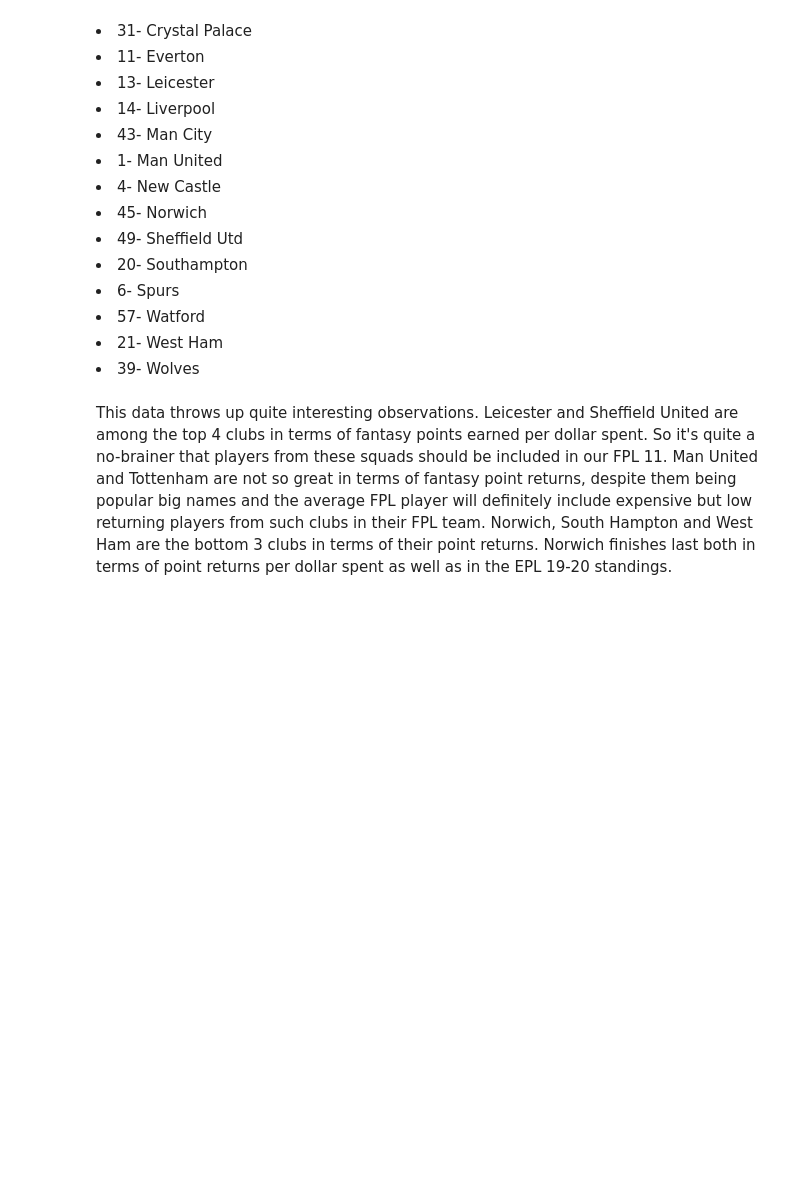
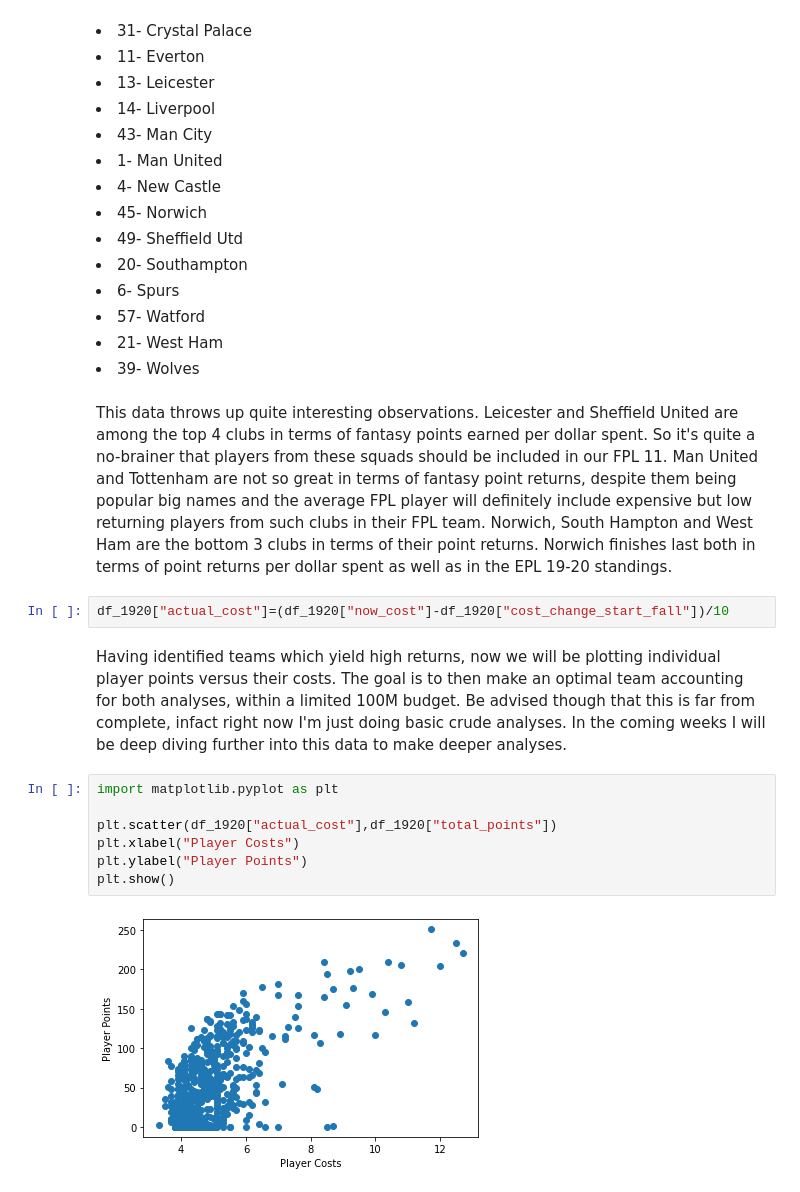
Before and after one commit to AnishMukherjee03/SportsAnalytics, a Jupyter notebook: fpl.ipynb, the cells around one changed output. Drawn from its saved outputs; the diff is of its cells as text; blank space fills up the shorter version.

```diff
--- a/fpl.ipynb
+++ b/fpl.ipynb
@@ -116,3 +102,16 @@ Here's a list of the team codes:
 <li>39- Wolves</li>
 # %% [markdown]
 This data throws up quite interesting observations. Leicester and Sheffield United are among the top 4 clubs in terms of fantasy points earned per dollar spent. So it's quite a no-brainer that players from these squads should be included in our FPL 11. Man United and Tottenham are not so great in terms of fantasy point returns, despite them being popular big names and the average FPL player will definitely include expensive but low returning players from such clubs in their FPL team. Norwich, South Hampton and West Ham are the bottom 3 clubs in terms of their point returns. Norwich finishes last both in terms of point returns per dollar spent as well as in the EPL 19-20 standings.
+# %%
+df_1920["actual_cost"]=(df_1920["now_cost"]-df_1920["cost_change_start_fall"])/10
+# %% [markdown]
+Having identified teams which yield high returns, now we will be plotting individual player points versus their costs. The goal is to then make an optimal team accounting for both analyses, within a limited 100M budget. Be advised though that this is far from complete, infact right now I'm just doing basic crude analyses. In the coming weeks I will be deep diving further into this data to make deeper analyses.
+# %%
+import matplotlib.pyplot as plt
+
+plt.scatter(df_1920["actual_cost"],df_1920["total_points"])
+plt.xlabel("Player Costs")
+plt.ylabel("Player Points")
+plt.show()
+# %% [output]
+[figure, added]
```
Also changed, not shown: parts of 7 cells of this notebook, 2 other files.
